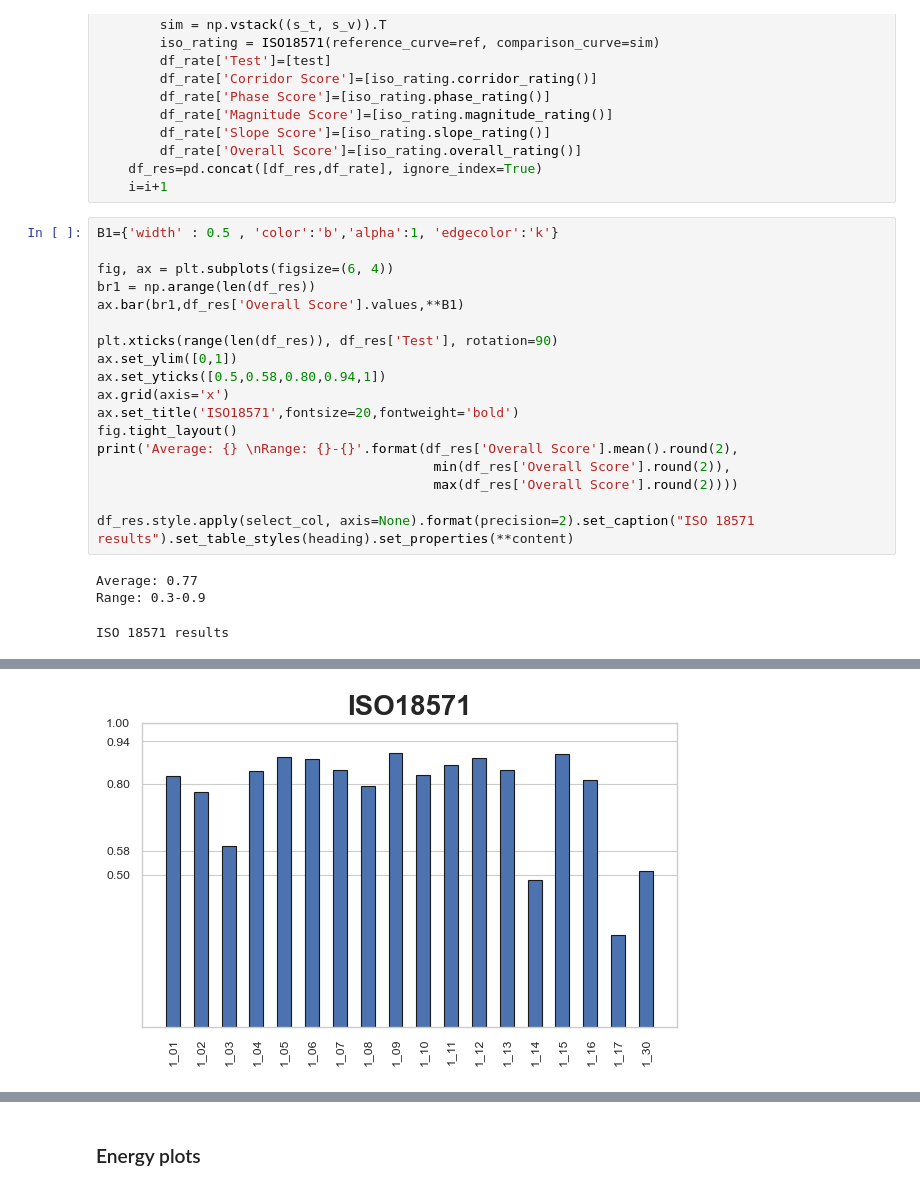
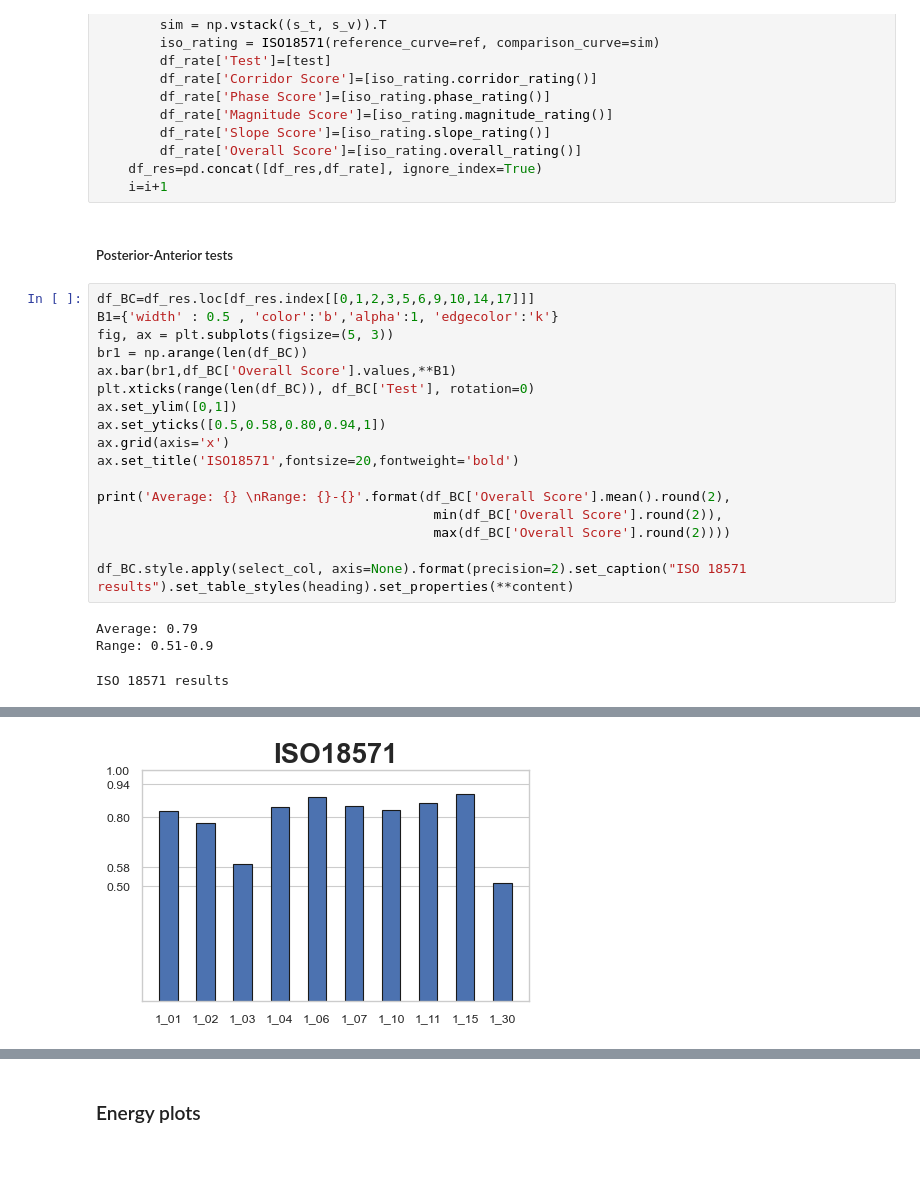
Before and after one commit to saferhbm/validation, a Jupyter notebook: validation/Ivarsson-2009-femur-shaft/SAFER_11.0/Ivarsson-2009.ipynb, the cells around one changed output, grey strips where cells are left out. Drawn from its saved outputs; the diff is of its cells as text; blank space fills up the shorter version.

```diff
--- a/validation/Ivarsson-2009-femur-shaft/SAFER_11.0/Ivarsson-2009.ipynb
+++ b/validation/Ivarsson-2009-femur-shaft/SAFER_11.0/Ivarsson-2009.ipynb
@@ -450,27 +480,28 @@ for test in Tests:
         df_rate['Overall Score']=[iso_rating.overall_rating()]
     df_res=pd.concat([df_res,df_rate], ignore_index=True)
     i=i+1
+# %% [markdown]
+##### Posterior-Anterior tests
 # %%
+df_BC=df_res.loc[df_res.index[[0,1,2,3,5,6,9,10,14,17]]]
 B1={'width' : 0.5 , 'color':'b','alpha':1, 'edgecolor':'k'}
-
-fig, ax = plt.subplots(figsize=(6, 4))
-br1 = np.arange(len(df_res))
-ax.bar(br1,df_res['Overall Score'].values,**B1)
-
-plt.xticks(range(len(df_res)), df_res['Test'], rotation=90)
+fig, ax = plt.subplots(figsize=(5, 3))
+br1 = np.arange(len(df_BC))
+ax.bar(br1,df_BC['Overall Score'].values,**B1)
+plt.xticks(range(len(df_BC)), df_BC['Test'], rotation=0)
 ax.set_ylim([0,1])
 ax.set_yticks([0.5,0.58,0.80,0.94,1])
 ax.grid(axis='x')
 ax.set_title('ISO18571',fontsize=20,fontweight='bold')
-fig.tight_layout()
-print('Average: {} \nRange: {}-{}'.format(df_res['Overall Score'].mean().round(2),
-                                           min(df_res['Overall Score'].round(2)),
-                                           max(df_res['Overall Score'].round(2))))
 
-df_res.style.apply(select_col, axis=None).format(precision=2).set_caption("ISO 18571 results").set_table_styles(heading).set_properties(**content)
+print('Average: {} \nRange: {}-{}'.format(df_BC['Overall Score'].mean().round(2),
+                                           min(df_BC['Overall Score'].round(2)),
+                                           max(df_BC['Overall Score'].round(2))))
+
+df_BC.style.apply(select_col, axis=None).format(precision=2).set_caption("ISO 18571 results").set_table_styles(heading).set_properties(**content)
 # %% [output]
-Average: 0.77
-Range: 0.3-0.9
+Average: 0.79
+Range: 0.51-0.9
 ISO 18571 results
 |  | Test | Corridor Score | Phase Score | Magnitude Score | Slope Score | Overall Score |
 | 0 | 1_01 | 0.86 | 0.93 | 0.87 | 0.60 | 0.82 |
@@ -491,2 +516,2 @@ ISO 18571 results
 | 17 | 1_30 | 0.85 | 0.19 | 0.00 | 0.67 | 0.51 |
-[figure, old version]
+[figure, new version]
```
Also changed, not shown: parts of 18 cells of this notebook.
